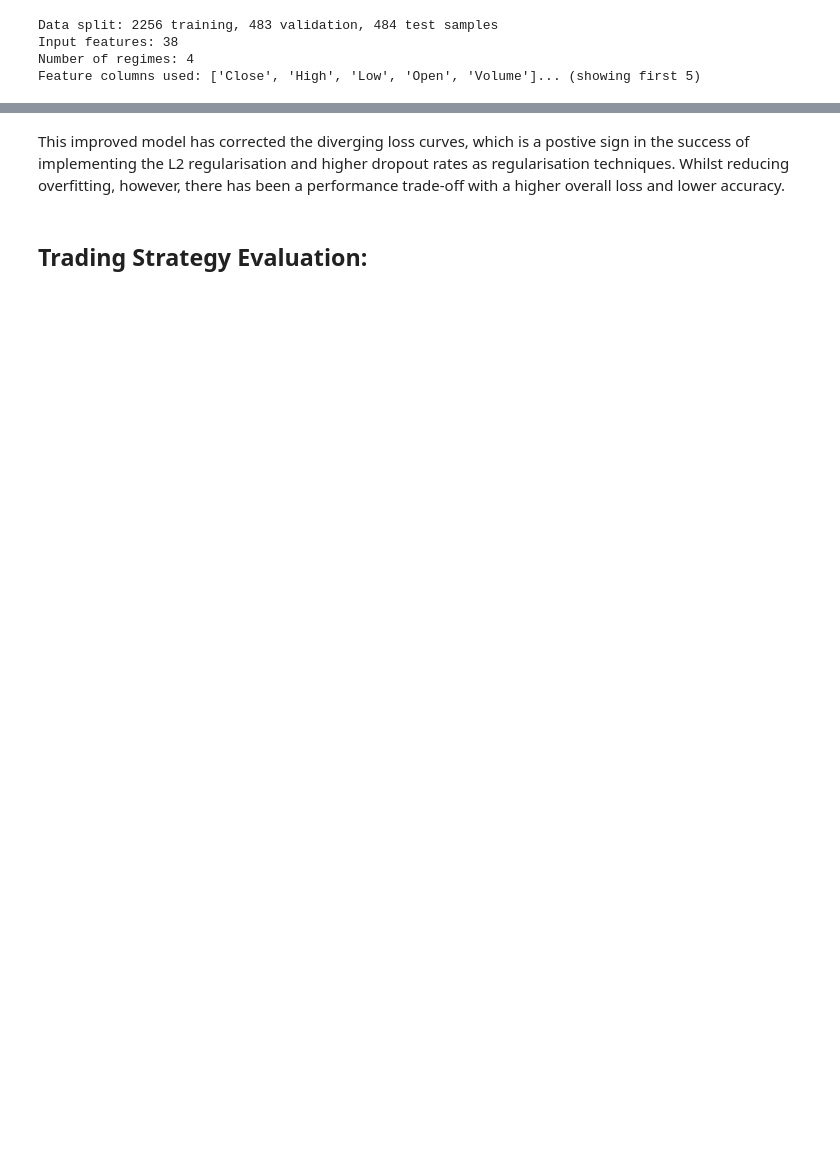
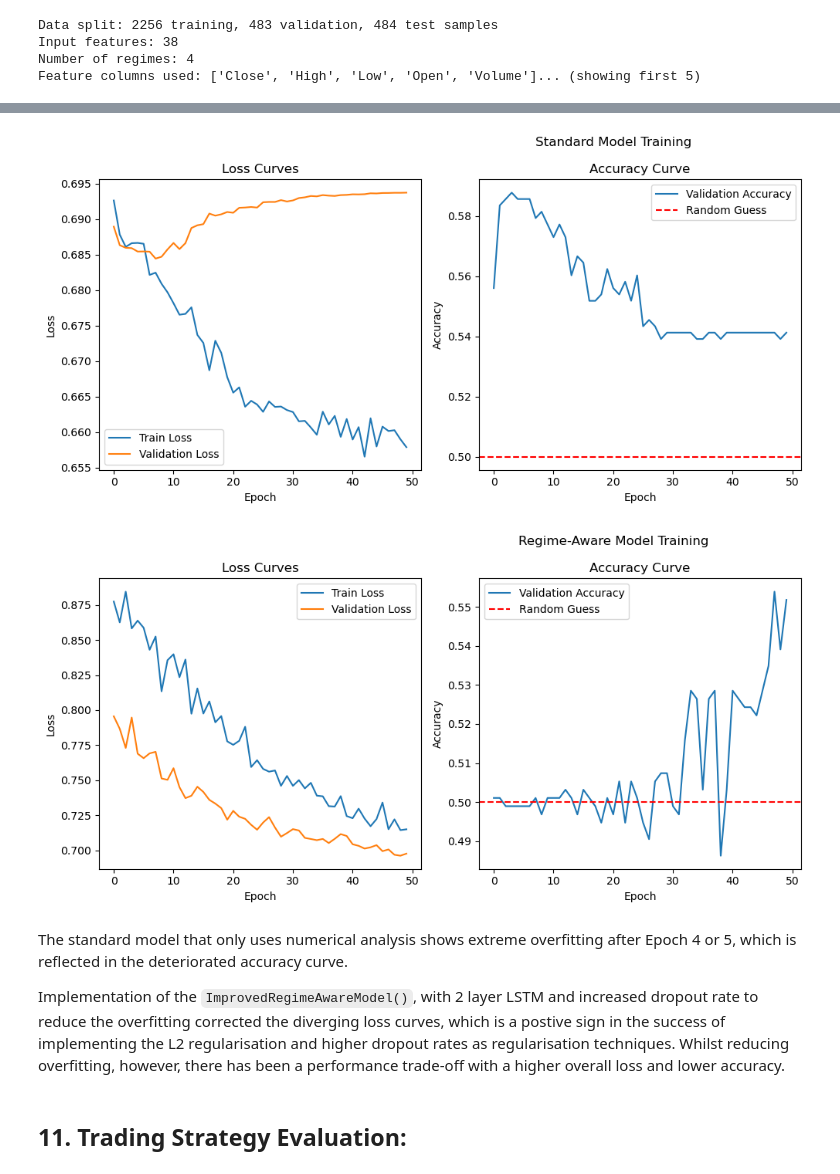
Before and after one commit to fallxns/MachineLearningPipeline, a Jupyter notebook: AIPipeline.ipynb, the cells around one changed output, grey strips where cells are left out. Cells and saved outputs as stored; diff of their text form; code cells hidden in the pictures; blank space fills up the shorter version.

Commit message:
completed training.

```diff
--- a/AIPipeline.ipynb
+++ b/AIPipeline.ipynb
@@ -616,18 +593,18 @@ class RegimeAwareModel(nn.Module):
 # %%
 class ImprovedRegimeModel(nn.Module):
-    def __init__(self, input_dimension, num_of_regimes, hidden_dimensions=32, num_of_layers=1, dropout=0.4):
+    def __init__(self, input_dimension, number_of_regimes, hidden_dimensions=32, number_of_layers=1, dropout=0.4):
         super(ImprovedRegimeModel, self).__init__()
 
         # smaller embedding dimension for market regimes
-        self.regime_embedding = nn.Embedding(num_of_regimes, 4)
+        self.regime_embedding = nn.Embedding(number_of_regimes, 4)
 
         # LSTM with reduced complexity
         self.lstm = nn.LSTM(
             input_size=input_dimension,
             hidden_size=hidden_dimensions,
-            num_layers=num_of_layers,
+            num_layers=number_of_layers,
             batch_first=True,
-            dropout=0 if num_of_layers == 1 else dropout
+            dropout=0 if number_of_layers == 1 else dropout
         )
 
         # Increased dropout for better regularization.
@@ -1027,0 +1036,34 @@ Results Visualisation and Analysis:
+# %%
+standard_model = NumericalOnlyModel(
+    input_dimension=data_prep['input_dim'],
+    hidden_dim=32,
+    number_of_layers=1,
+    dropout=0.2
+).to(device)
+
+regime_model = ImprovedRegimeModel(
+    input_dimension=data_prep['input_dim'],
+    number_of_regimes=data_prep['num_regimes'],
+    hidden_dimensions=4,
+    number_of_layers=2,
+    dropout=0.4,
+).to(device)
+
+standard_history = train_model(
+    standard_model,
+    data_prep['train_loader'],
+    data_prep['val_loader'],
+    device,
+    epochs=50,
+    lr=0.0005,
+    regime_aware=False
+)
+improved_history = train_model(
+    regime_model,
+    data_prep['train_loader'],
+    data_prep['val_loader'],
+    device,
+    epochs=100,
+    lr=0.0001,
+    regime_aware=True
+)
@@ -1212,7 +1117,15 @@ Best validation accuracy: 0.5666
+# %%
+plot_training_history(standard_history, title="Standard Model Training")
+plot_training_history(improved_history, title="Regime-Aware Model Training")
+# %% [output]
+[figure, added]
+[figure, added]
 # %% [markdown]
-This improved model has corrected the diverging loss curves, which is a postive sign in the success of implementing the L2 regularisation and higher dropout rates as regularisation techniques. Whilst reducing overfitting, however, there has been a performance trade-off with a higher overall loss and lower accuracy.
+The standard model that only uses numerical analysis shows extreme overfitting after Epoch 4 or 5, which is reflected in the deteriorated accuracy curve.
+
+Implementation of the `ImprovedRegimeAwareModel()`, with 2 layer LSTM and increased dropout rate to reduce the overfitting corrected the diverging loss curves, which is a postive sign in the success of implementing the L2 regularisation and higher dropout rates as regularisation techniques. Whilst reducing overfitting, however, there has been a performance trade-off with a higher overall loss and lower accuracy.
 # %% [markdown]
-## Trading Strategy Evaluation:
+## 11. Trading Strategy Evaluation:
 # %% [markdown]
 Simply buying a stock or index fund and holding over a long period of time oftern returns a positive yield, so that will be used as the benchmark for each model and hence used to evaluate each model against. A cumulative return is calculated over the time period that the test data was used. This is assuming that every buy and sell is for the same notional amount (e.g buy $1, sell $1) and follows every buy and sell signal with the highest confidence for that day. This is also a fair approach, as it ignore market conditions. If over time the stock was to fall, it would have the same effect on accuracy and strategy return as if it was rising constantly, as the binary classifier allows a single final output to tell the system to simply buy or sell. The metrics used to measure the success of each model over the given time frame are:
 
```
Also changed, not shown: parts of 43 cells of this notebook.
